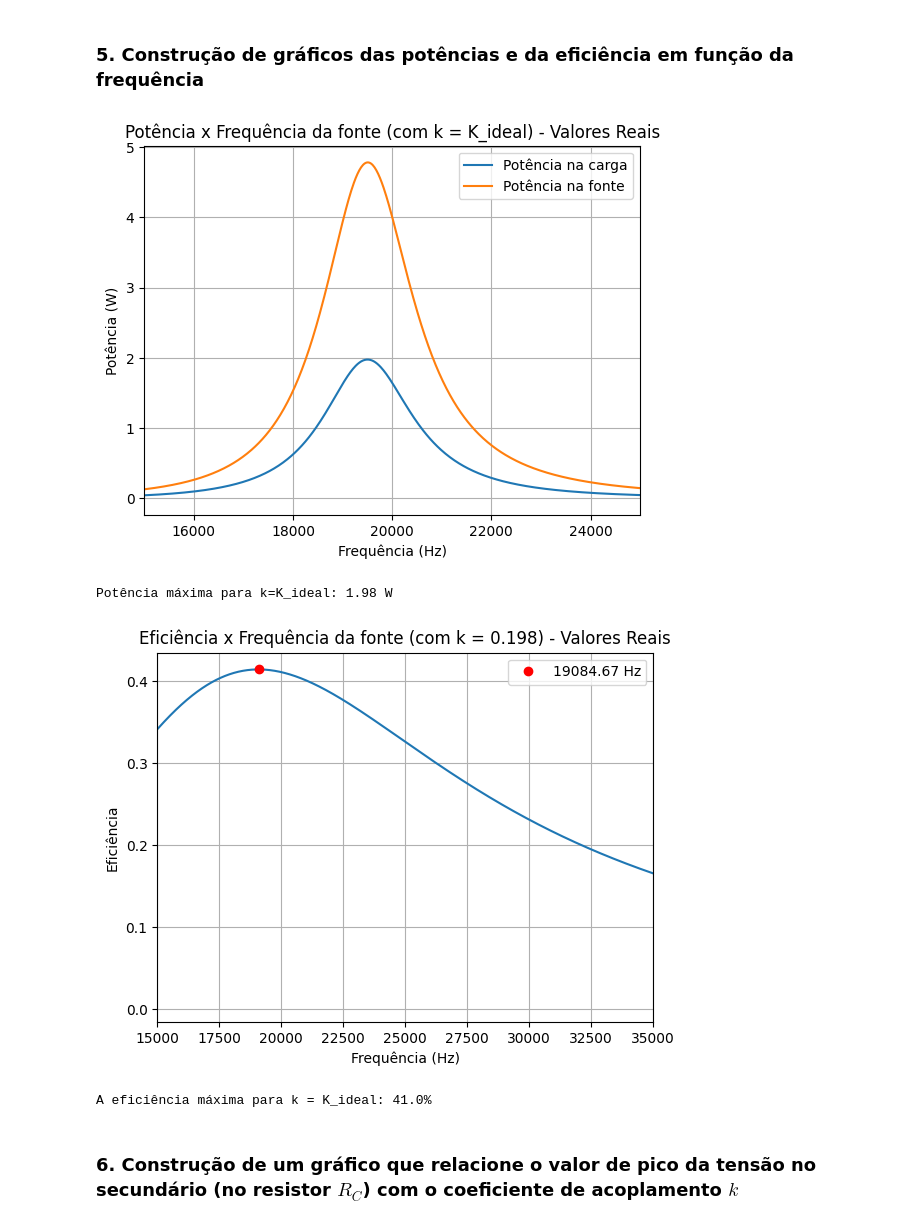
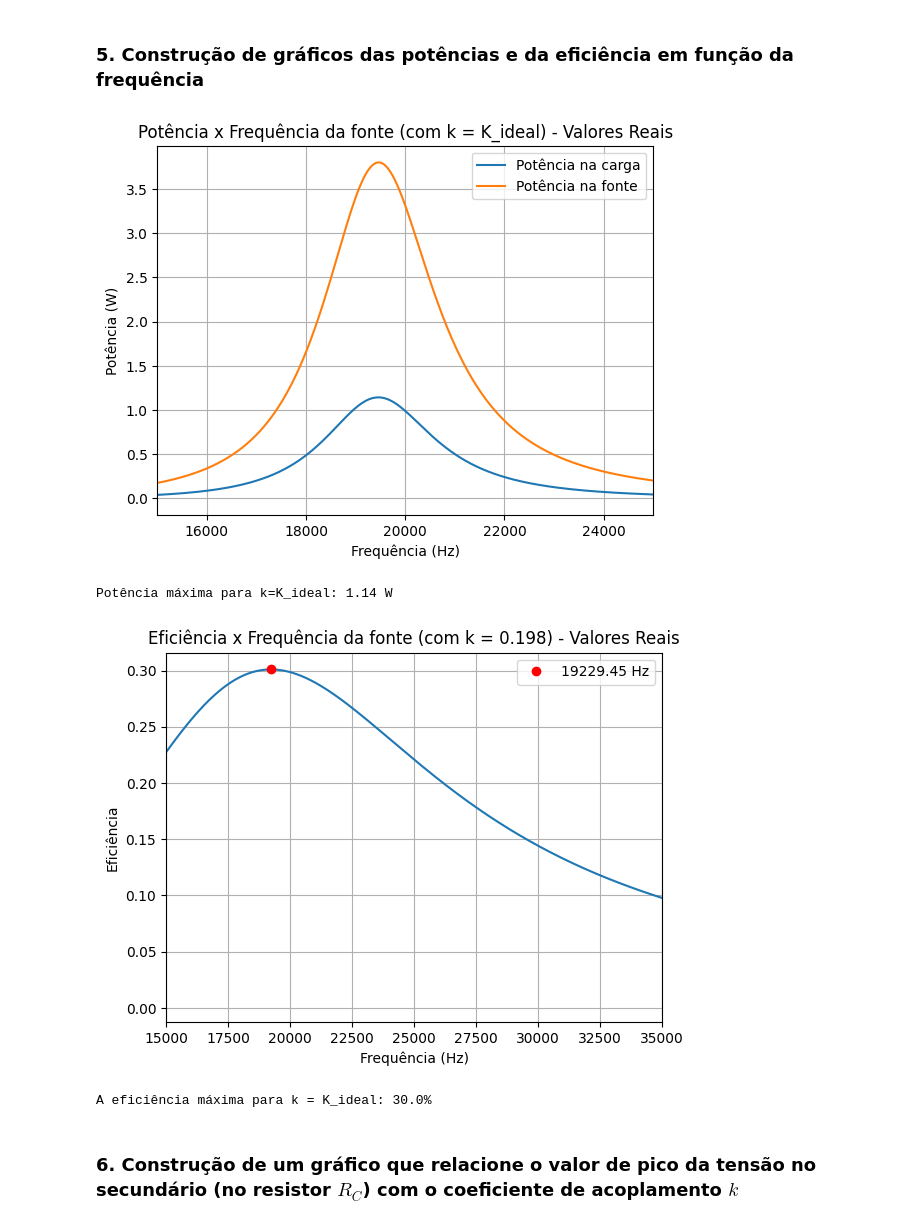
Before and after one commit to gustavoeso/Projeto_mag_2023.2, a Jupyter notebook: projeto.ipynb, the cells around one changed output. Cells and saved outputs as stored; diff of their text form; code cells hidden in the pictures.

```diff
--- a/projeto.ipynb
+++ b/projeto.ipynb
@@ -293,6 +294,7 @@ C = 150e-9
 Rc = 100
 Uf = rect(9, 0)
 uf_simulado = 9*2/pi
+incerteza = 1.5 #Ohms
 
 lista_freq = np.linspace(10e3, 200e3, 10500)
 
@@ -315,36 +317,36 @@ for f in lista_freq:
 
     # ------------------- Valores Reais ------------------- #
 
     #Calculando novamente para os valores reais
-    i1_2, i2_2, _ = CalcularTransformador_projeto2(uf_simulado, R1, R2, Rc, L1, L2, C, K_ideal, f)
+    i1_2, i2_2, _ = CalcularTransformador_projeto2(uf_simulado, R1 + incerteza, R2 + incerteza, Rc, L1, L2, C, K_ideal, f)
     Pot_2 = (Calcula_Potencia(Uf, i1_2)).real
     lista_potencia_fonte_2.append(Pot_2)
 
     Z_eq_carga_2 = ((1/(1j*w*C))*Rc)/((1/(1j*w*C))+Rc)
     V_carga_2 = i2_2*Z_eq_carga_2
     I_Rc_2 = V_carga_2/Rc
     Pot_carga_2 = (Calcula_Potencia(V_carga_2, I_Rc_2)).real
 
     #Adiciona os resultados na lista
     lista_potencia_carga_2.append(Pot_carga_2)
     lista_eficiencia_2.append(calcula_eficiencia(Pot_2, Pot_carga_2))
 
 
 #Plotando a eficiência em função da frequência - Valores Reais
 plt.plot(lista_freq, lista_potencia_carga_2, label="Potência na carga")
 plt.plot(lista_freq, lista_potencia_fonte_2, label="Potência na fonte")
 plt.title("Potência x Frequência da fonte (com k = K_ideal) - Valores Reais")
 plt.xlabel("Frequência (Hz)")
 plt.ylabel("Potência (W)")
 plt.xlim(15000, 25000)
 plt.legend()
 plt.grid(True)
 plt.show()
 
 print(f'Potência máxima para k=K_ideal: {max(lista_potencia_carga_2):.2f} W')
 # %% [output]
-[figure, old version]
+[figure, new version]
-Potência máxima para k=K_ideal: 1.98 W
+Potência máxima para k=K_ideal: 1.14 W
 # %%
 #Utilizando a lista de eficiência do item anterior - Valores Reais
 plt.plot(lista_freq, lista_eficiencia_2)
@@ -360,8 +362,8 @@ plt.show()
 
 print(f'A eficiência máxima para k = K_ideal: {round(max(lista_eficiencia_2), 2)*100}%')
 # %% [output]
-[figure, old version]
+[figure, new version]
-A eficiência máxima para k = K_ideal: 41.0%
+A eficiência máxima para k = K_ideal: 30.0%
 # %% [markdown]
 ### 6. Construção de um gráfico que relacione o valor de pico da tensão no secundário (no resistor $𝑅_𝐶$) com o coeficiente de acoplamento $k$
 # %%
```
Also changed, not shown: parts of 5 cells of this notebook.
